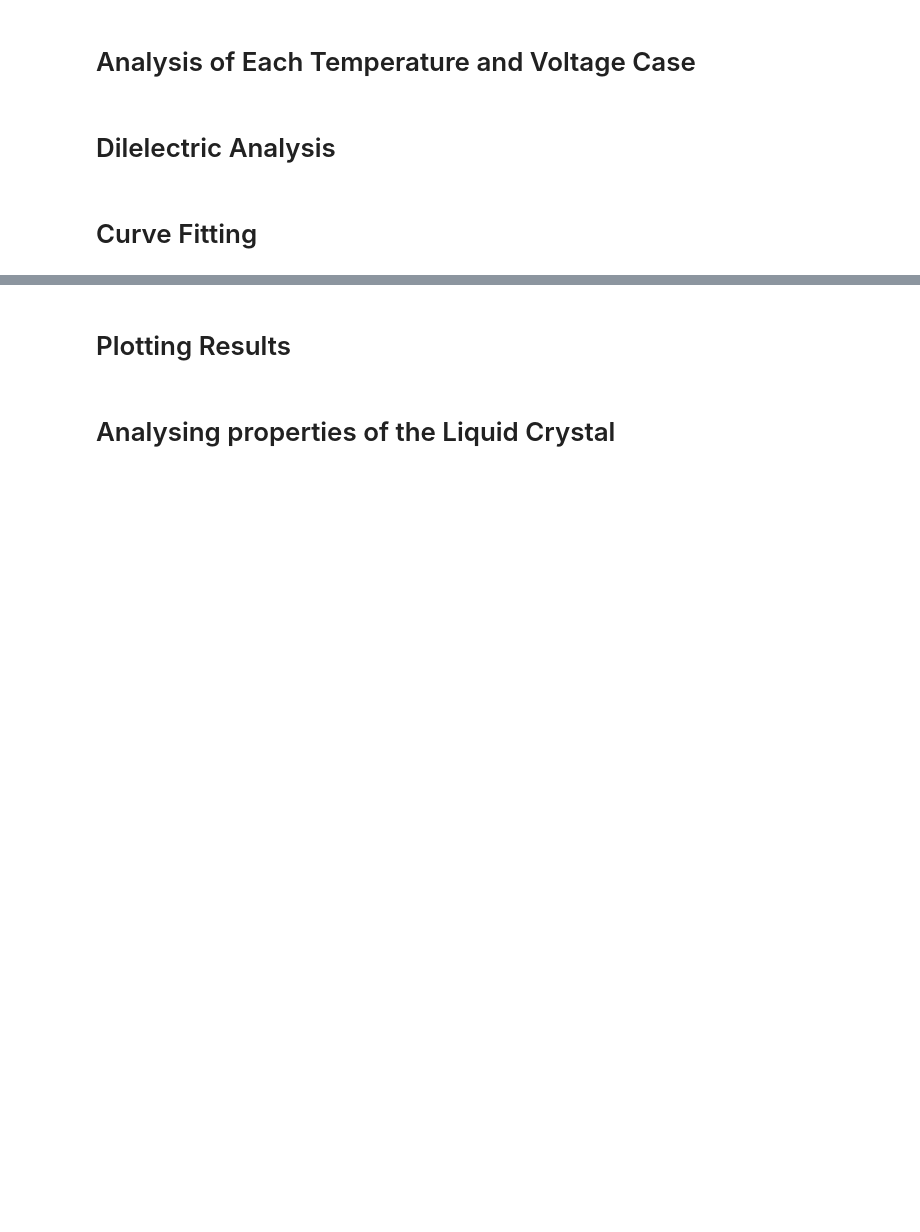
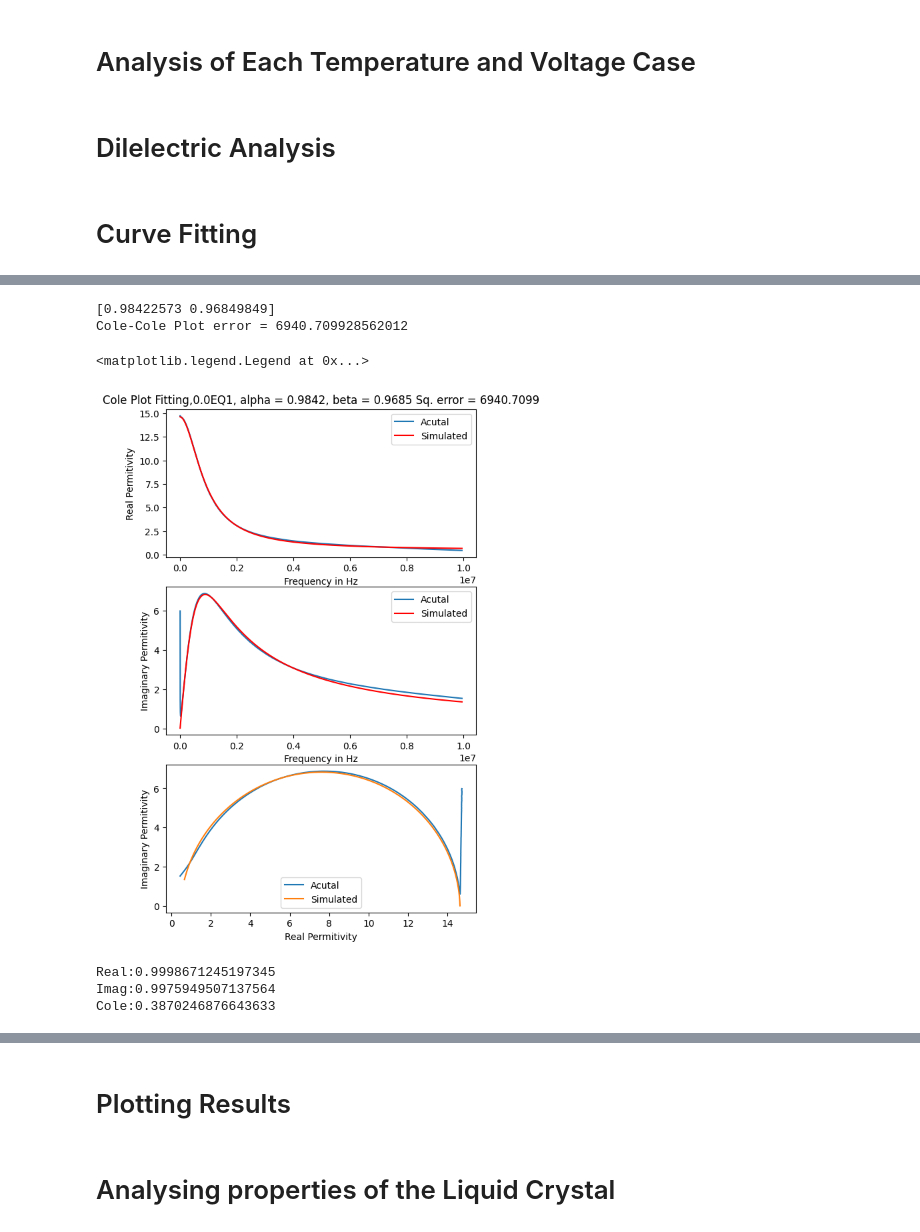
Before and after one commit to avi1299/LC_Analysis, a Jupyter notebook: Analyser-Automated-withDE.ipynb, the cells around one changed output, grey strips where cells are left out. Cells and saved outputs as stored; diff of their text form; code cells hidden in the pictures; blank space fills up the shorter version.

```diff
--- a/Analyser-Automated-withDE.ipynb
+++ b/Analyser-Automated-withDE.ipynb
@@ -590,0 +696,75 @@ from scipy.optimize import curve_fit,minimize
+# %%
+def funcBoth(x, alpha,beta):
+    N = len(x)
+    x_real = x[:N//2]
+    x_imag = x[N//2:]
+    y_real = np.real(EQ1(x_real, alpha,beta))
+    y_imag = np.imag(EQ1(x_imag, alpha,beta))
+    return np.hstack([y_real, y_imag])
+
+
+# Split the measurements into a  real and imaginary part
+yReal = real_e.to_numpy()
+yImag = imag_e.to_numpy()
+yBoth = np.hstack([yReal, yImag])
+
+x=DE.Frequency.to_numpy()
+
+# Find the best-fit solution
+poptBoth, pcovBoth = curve_fit(funcBoth, np.hstack([x, x]), yBoth,p0=[1,1],bounds=([0,0],[1,1]))
+
+# Compute the best-fit solution
+yFit = EQ1(x, *poptBoth)
+print(poptBoth)
+
+# Plot the results
+plt.figure(5,figsize=(6, 10), dpi=100, linewidth=0.1)
+
+#plt.figure(1)
+plt.subplot(3,1,1)
+plt.title("Cole Plot Fitting,"+filename+"EQ1, alpha = "+str(round(poptBoth[0],4))+", beta = "+str(round(poptBoth[1],4))+" Sq. error = "+str(round(sq_error((poptBoth[0],poptBoth[1])),4)))
+plt.ylabel("Real Permitivity")
+plt.xlabel("Frequency in Hz")
+# plt.plot(DE.Frequency,real_e)
+# plt.plot(DE.Frequency, complex_res_real_array(DE.Frequency, *popt)*ds+e_infi, 'r-',label='fit: alpha=%5.3f, beta=%5.3f' % tuple(popt))
+plt.plot(DE_actual.Frequency,DE_actual.RealE)
+plt.plot(DE_actual.Frequency, np.real(EQ1(DE_actual.Frequency,*poptBoth)), 'r-',label='fit: alpha=%5.3f, beta=%5.3f' % tuple(poptBoth))
+plt.legend(['Acutal','Simulated'])
+
+print("Cole-Cole Plot error = "+str(sq_error((poptBoth[0],poptBoth[1]))))
+
+plt.subplot(3,1,2)
+plt.xlabel("Frequency in Hz")
+plt.ylabel("Imaginary Permitivity")
+# plt.plot(DE.Frequency, imag_e)
+# plt.plot(DE.Frequency, complex_res_array(DE.Frequency, *popt)*ds, 'r-',label='fit: alpha=%5.3f, beta=%5.3f' % tuple(popt))
+plt.plot(DE_actual.Frequency, DE_actual.ImagE)
+plt.plot(DE_actual.Frequency, np.imag(EQ1(DE_actual.Frequency,*poptBoth)), 'r-',label='fit: alpha=%5.3f, beta=%5.3f' % tuple(poptBoth))
+plt.legend(['Acutal','Simulated'])
+
+plt.subplot(3,1,3)
+plt.xlabel("Real Permitivity")
+plt.ylabel("Imaginary Permitivity")
+# sim_real = complex_res_real_array(DE.Frequency,popt[0],popt[1])*ds+e_infi
+# sim_imag = complex_res_array(DE.Frequency,popt[0],popt[1])*ds
+# plt.plot(DE.RealE,DE.ImagE)
+# plt.plot(sim_real,sim_imag)
+sim_real = np.real(EQ1(DE_actual.Frequency,*poptBoth))
+sim_imag = np.imag(EQ1(DE_actual.Frequency,*poptBoth))
+plt.plot(DE_actual.RealE,DE_actual.ImagE)
+plt.plot(sim_real,sim_imag)
+plt.legend(['Acutal','Simulated'])
+# %% [output]
+[0.98422573 0.96849849]
+Cole-Cole Plot error = 6940.709928562012
+<matplotlib.legend.Legend at 0x...>
+[figure, added]
+# %%
+from sklearn.metrics import r2_score
+print("Real:"+str(r2_score(real_e,np.real(EQ1(DE.Frequency,*poptBoth)))))
+print("Imag:"+str(r2_score(imag_e,np.imag(EQ1(DE.Frequency,*poptBoth)))))
+print("Cole:"+str(r2_score((real_e,imag_e),(np.real(EQ1(DE.Frequency,*poptBoth)),np.imag(EQ1(DE.Frequency,*poptBoth))))))
+# %% [output]
+Real:0.9998671245197345
+Imag:0.9975949507137564
+Cole:0.3870246876643633
```
Also changed, not shown: parts of 12 cells of this notebook.
